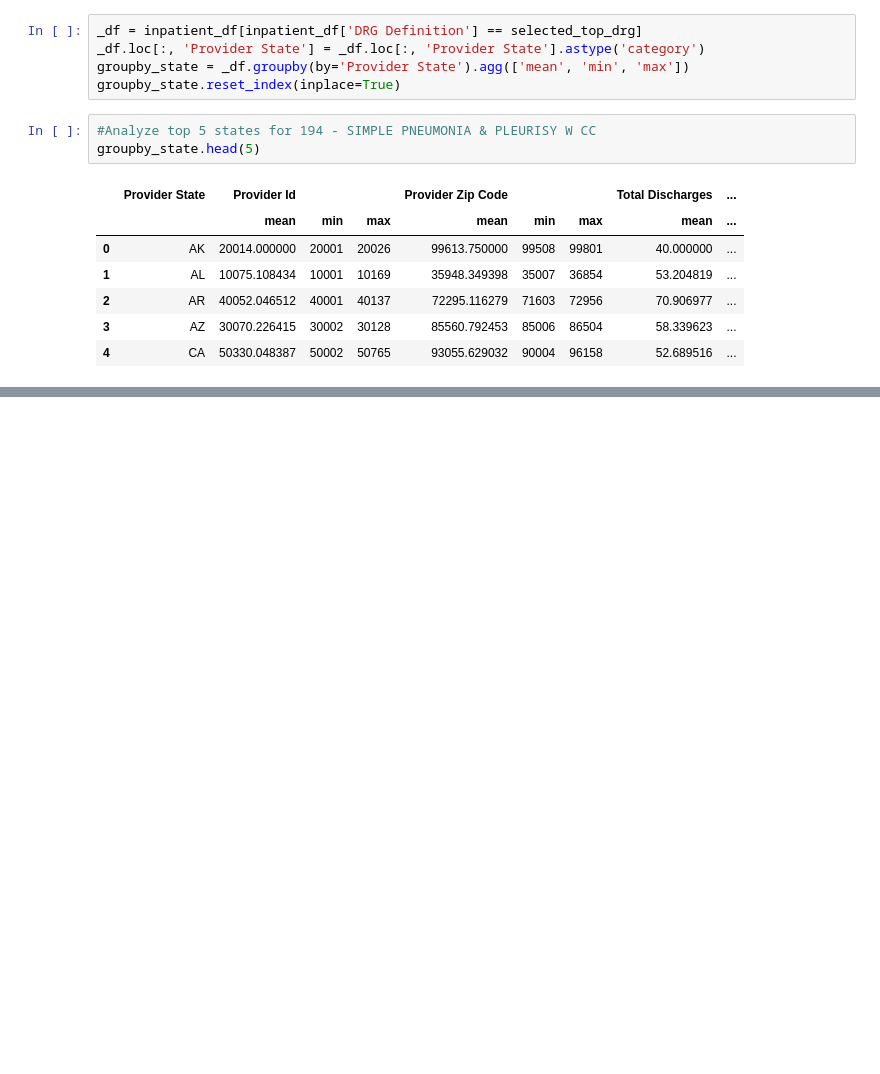
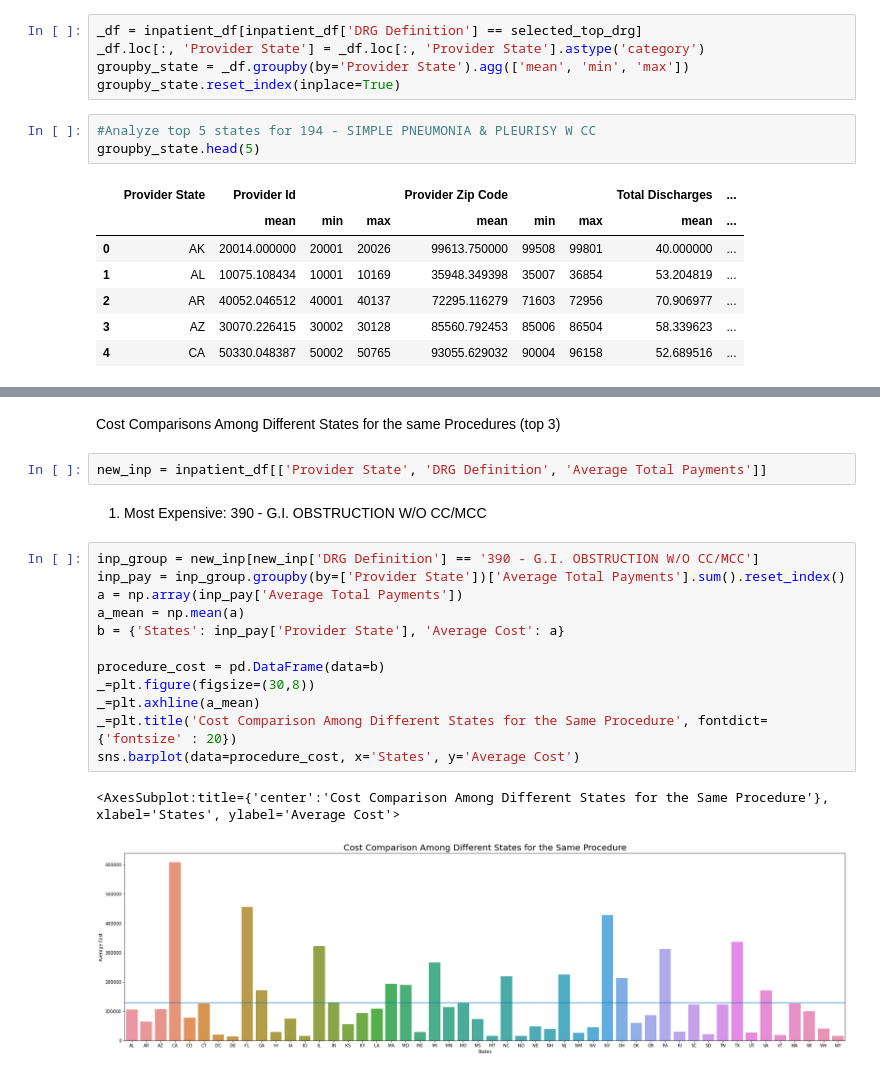
Before and after one commit to blueming-camelia/CIS6397_Project, a Jupyter notebook: inpatientData.ipynb, the cells around one changed output, grey strips where cells are left out. Cells and saved outputs as stored; diff of their text form; blank space fills up the shorter version.

```diff
--- a/inpatientData.ipynb
+++ b/inpatientData.ipynb
@@ -365,3 +400,24 @@ fig.show()
 fig.write_image("inpatient_analysis_graphs\inpatient_top_procedure_cost_per_state.png", engine='orca')
 # %% [output]
 [interactive output not drawn]
+# %% [markdown]
+Cost Comparisons Among Different States for the same Procedures (top 3)
+# %%
+new_inp = inpatient_df[['Provider State', 'DRG Definition', 'Average Total Payments']]
+# %% [markdown]
+1. Most Expensive: 390 - G.I. OBSTRUCTION W/O CC/MCC
+# %%
+inp_group = new_inp[new_inp['DRG Definition'] == '390 - G.I. OBSTRUCTION W/O CC/MCC']
+inp_pay = inp_group.groupby(by=['Provider State'])['Average Total Payments'].sum().reset_index()
+a = np.array(inp_pay['Average Total Payments'])
+a_mean = np.mean(a)
+b = {'States': inp_pay['Provider State'], 'Average Cost': a}
+
+procedure_cost = pd.DataFrame(data=b)
+_=plt.figure(figsize=(30,8))
+_=plt.axhline(a_mean)
+_=plt.title('Cost Comparison Among Different States for the Same Procedure', fontdict={'fontsize' : 20})
+sns.barplot(data=procedure_cost, x='States', y='Average Cost')
+# %% [output]
+<AxesSubplot:title={'center':'Cost Comparison Among Different States for the Same Procedure'}, xlabel='States', ylabel='Average Cost'>
+[figure, added]
```
Also changed, not shown: parts of 7 cells of this notebook, 1 other file.
